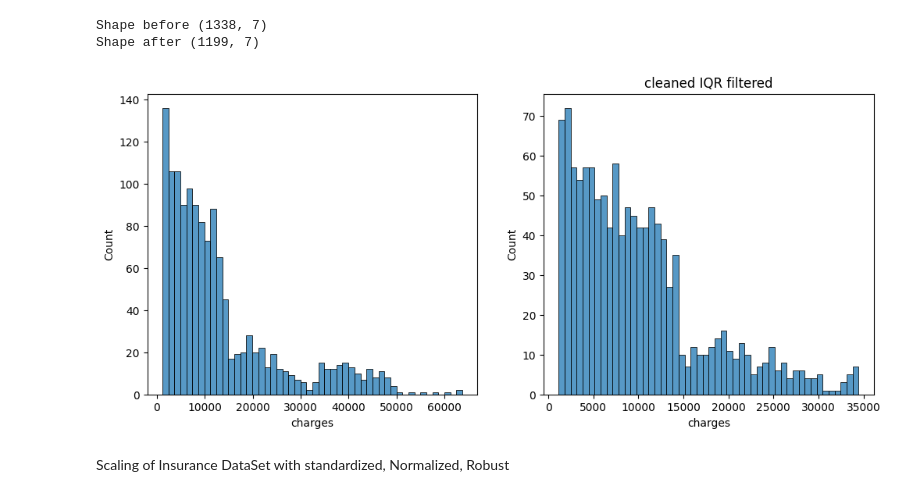
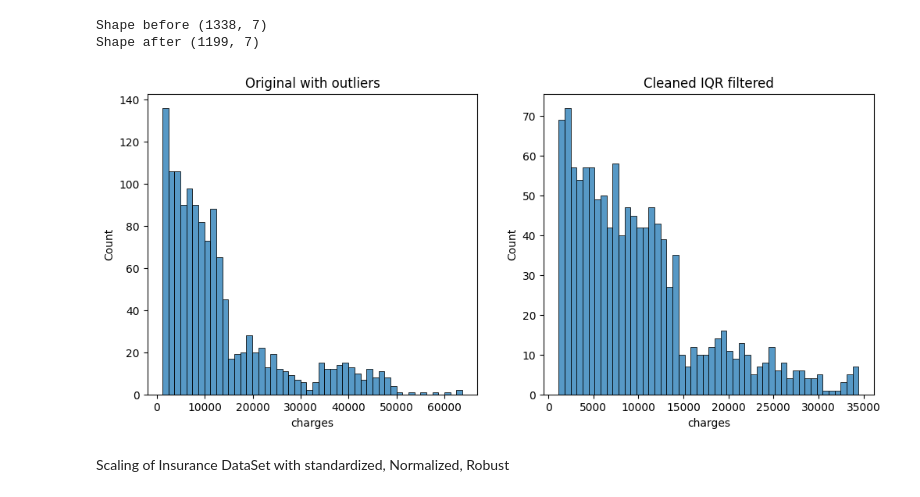
Before and after one commit to pragyanji/Data_Science, a Jupyter notebook: 07.Scatter_plot/PracticeProjectInsurance.ipynb, the cells around one changed output. Cells and saved outputs as stored; diff of their text form; code cells hidden in the pictures.

```diff
--- a/07.Scatter_plot/PracticeProjectInsurance.ipynb
+++ b/07.Scatter_plot/PracticeProjectInsurance.ipynb
@@ -242,14 +241,14 @@ Shape after (1199, 7)
 # %%
 # compare the distribution before and after outlier cleaning
 fig, ax = plt.subplots(1,2, figsize = (12,5))
 sns.histplot(insurance_df["charges"], bins = 50, ax = ax[0])
-plt.title("Original with outliers")
+ax[0].set_title("Original with outliers")
 # bins = 50 divides the data into 50 evenly spaced bars
 sns.histplot(df_cleaned["charges"], bins = 50, ax = ax[1])
-plt.title("cleaned IQR filtered")
+ax[1].set_title("Cleaned IQR filtered")
 plt.show()
 # %% [output]
-[figure, old version]
+[figure, new version]
 # %% [markdown]
 Scaling of Insurance DataSet with standardized, Normalized, Robust
 # %%
```
Also changed, not shown: parts of 3 cells of this notebook, 7 other files.
